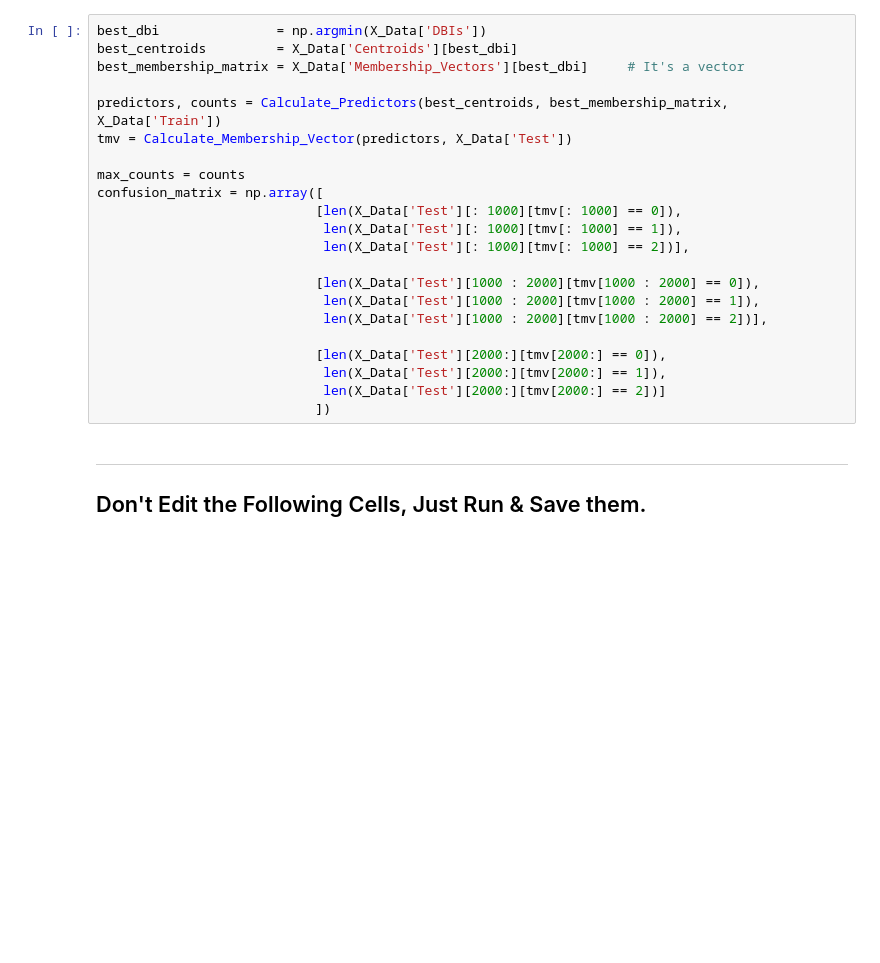
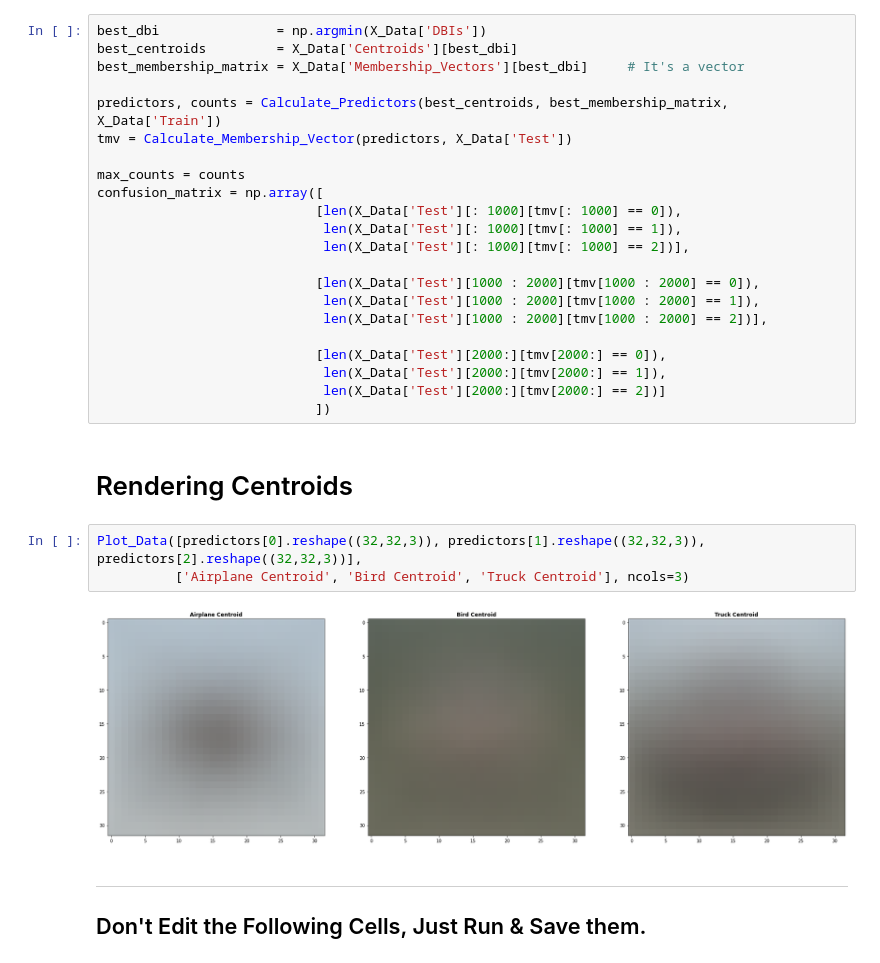
Before and after one commit to Ote-Leo/Guc-Courses, a Jupyter notebook: Machine-Learning/Assignment_3/Assignment_3.ipynb, the cells around one changed output. Cells and saved outputs as stored; diff of their text form; blank space fills up the shorter version.

Commit message:
Rendering Centroids

```diff
--- a/Machine-Learning/Assignment_3/Assignment_3.ipynb
+++ b/Machine-Learning/Assignment_3/Assignment_3.ipynb
@@ -164,6 +164,13 @@ confusion_matrix = np.array([
                              len(X_Data['Test'][2000:][tmv[2000:] == 1]),
                              len(X_Data['Test'][2000:][tmv[2000:] == 2])]
                             ])
+# %% [markdown]
+# Rendering Centroids
+# %%
+Plot_Data([predictors[0].reshape((32,32,3)), predictors[1].reshape((32,32,3)), predictors[2].reshape((32,32,3))],
+          ['Airplane Centroid', 'Bird Centroid', 'Truck Centroid'], ncols=3)
+# %% [output]
+[figure, added]
 # %% [markdown]
 <hr style="border:2px solid black"> </hr>
 
```
